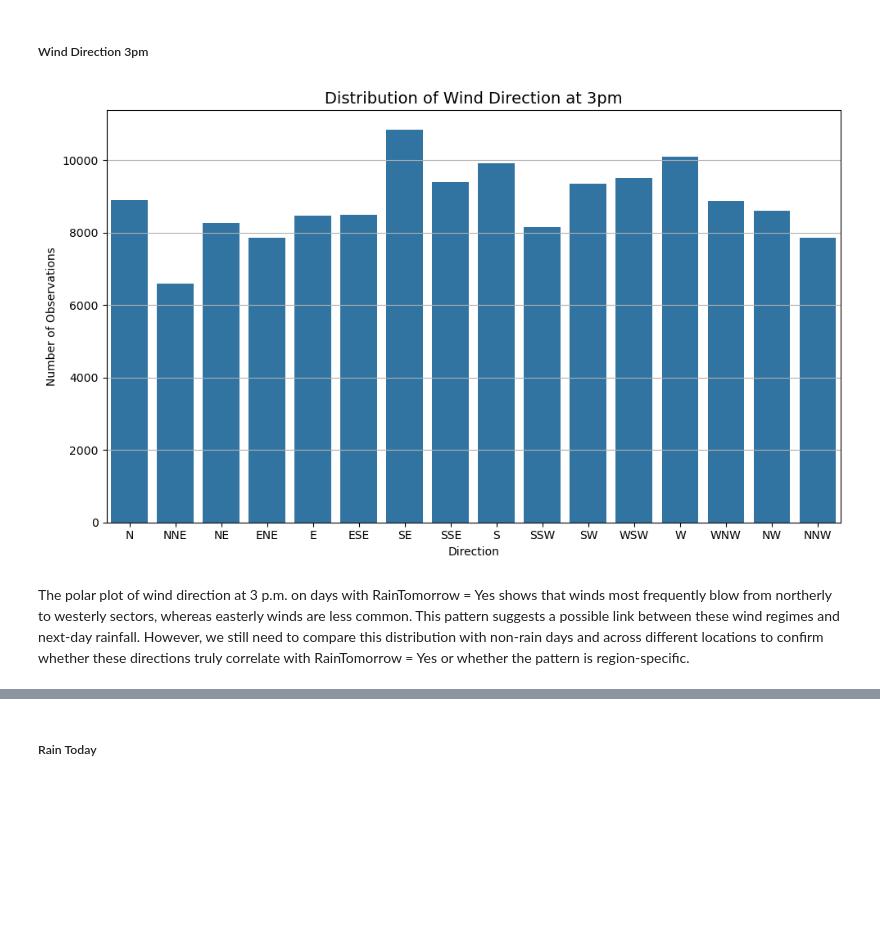
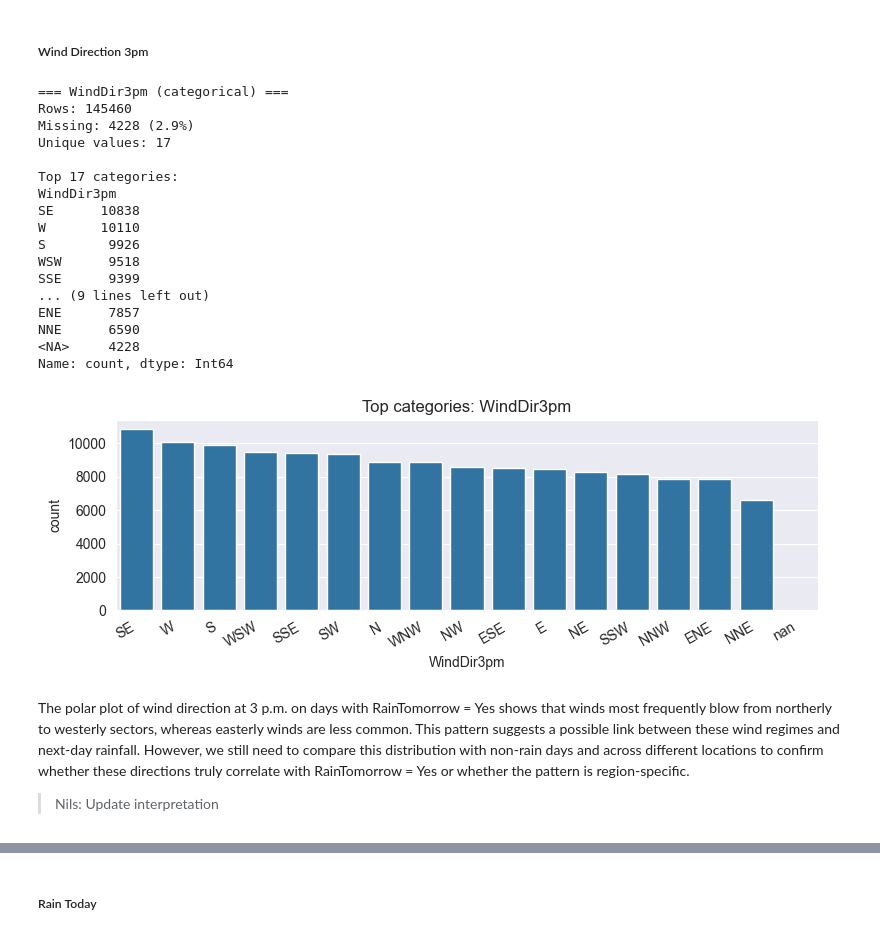
Before and after one commit to AstouK/Rain_Australia, a Jupyter notebook: rain_australia v2.ipynb, the cells around one changed output, grey strips where cells are left out. Cells and saved outputs as stored; diff of their text form; code cells hidden in the pictures; blank space fills up the shorter version.

```diff
--- a/rain_australia v2.ipynb
+++ b/rain_australia v2.ipynb
@@ -526,19 +526,8 @@ CLOUD_TEXT_ORDER = [
 # %% [markdown]
 ##### Helper Functions
 # %%
-# Nils Becker
-#
-
-def univariate_feature_report(df, col, target, kind, bins, top_k):
-    if kind == "numerical":
-        report_numerical(df,col, target)
-    elif kind == "categorical":
-        report_categorical(df, col, target)
-    else:
-        "Error. Must be either numerical or categorical"
-
-
-def report_numerical(df, col, target=None, bins=30):
+# Automatic EDA for numerical features. Returns number of data points, missing values and plot, descriptive statsitics, skewness,
+def univariate_report_numerical(df, col, target=None, bins=30):
     # convert column to numerical
     s = pd.to_numeric(df[col], errors="coerce")
 
@@ -614,7 +603,7 @@ def report_numerical(df, col, target=None, bins=30):
             plt.tight_layout()
             plt.show()
 
-def report_categorical(df, col, top_k=10):
+def univariate_report_categorical(df, col, top_k=10):
     s = df[col].astype("string")
 
     n = len(s)
@@ -1226,26 +1203,29 @@ plt.show()
 # %% [markdown]
 ##### Wind Direction 3pm
 # %%
-WindDir3pm_order = [
-        'N', 'NNE', 'NE', 'ENE',
-        'E', 'ESE', 'SE', 'SSE',
-        'S', 'SSW', 'SW', 'WSW',
-        'W', 'WNW', 'NW', 'NNW'
-        ]
-
-plt.figure(figsize=(10, 6))
-sns.countplot(x=df_eda['WindDir3pm'], order=WindDir3pm_order)
-plt.title('Distribution of Wind Direction at 3pm', fontsize=14)
-plt.xlabel('Direction')
-plt.ylabel('Number of Observations')
-plt.xticks(rotation=0)
-plt.grid(axis='y')
-plt.tight_layout()
-plt.show()
+univariate_report_categorical(df_eda,col='WindDir3pm',top_k=17)
 # %% [output]
+=== WindDir3pm (categorical) ===
+Rows: 145460
+Missing: 4228 (2.9%)
+Unique values: 17
+
+Top 17 categories:
+WindDir3pm
+SE      10838
+W       10110
+S        9926
+WSW      9518
+SSE      9399
+... (9 lines left out)
+ENE      7857
+NNE      6590
+<NA>     4228
+Name: count, dtype: Int64
-[figure, old version]
+[figure, new version]
 # %% [markdown]
 The polar plot of wind direction at 3 p.m. on days with RainTomorrow = Yes shows that winds most frequently blow from northerly to westerly sectors, whereas easterly winds are less common. This pattern suggests a possible link between these wind regimes and next-day rainfall. However, we still need to compare this distribution with non-rain days and across different locations to confirm whether these directions truly correlate with RainTomorrow = Yes or whether the pattern is region-specific.
+> Nils: Update interpretation
 # %%
 # Distribution of Wind Direction at 3pm (polar)
 WindDir3pm_order = [
```
Also changed, not shown: parts of 35 cells of this notebook.
